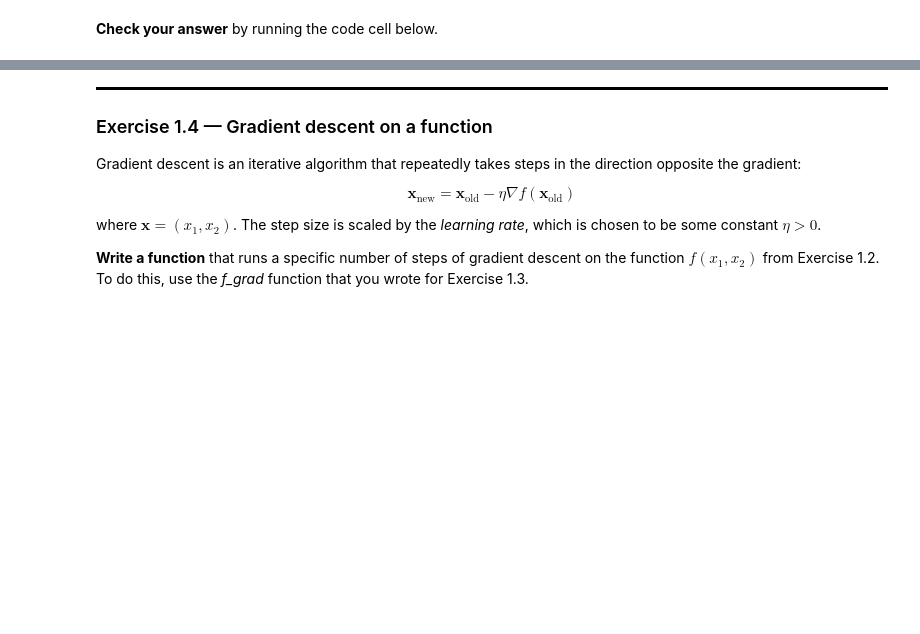
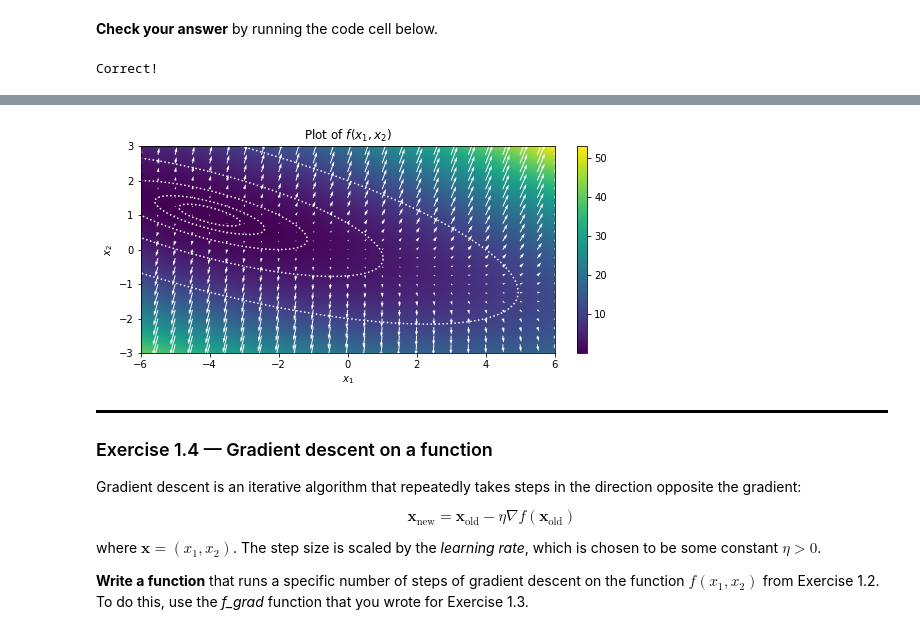
Before and after one commit to alimus22/SOEN, a Jupyter notebook: COMP432/lab2/lab2-exercises.ipynb, the cells around one changed output, grey strips where cells are left out. Drawn from its saved outputs; the diff is of its cells as text; code cells hidden in the pictures; blank space fills up the shorter version.

```diff
--- a/COMP432/lab2/lab2-exercises.ipynb
+++ b/COMP432/lab2/lab2-exercises.ipynb
@@ -167,6 +167,8 @@ def f_grad(x1, x2):
     In other words, if x1 and x2 have shape (...) then grad has shape (2,...).
     """
     # Your code here. Aim for 1-3 lines.
+#     (0.5 * x1 + x2 +1)**2 + (x2 - 1)**2
+    return np.stack([(2*(0.5 * x1 + x2 +1) * 0.5), (2*(0.5 * x1 + x2 +1) + 2*(x2 - 1))])
 # %% [markdown]
 **Check your answer** by running the code cell below.
 # %%
@@ -179,6 +181,8 @@ assert v.shape == (2, 3, 4), "Result was wrong shape"
 np.testing.assert_equal(v, [[[ 1.5,  2. ,  3. ,  4. ], [ 5. ,  6.5,  7. ,  8. ], [ 9. , 10. , 11.5, 12. ]],
                             [[ 1. ,  4. ,  8. , 12. ], [16. , 21. , 24. , 28. ], [32. , 36. , 41. , 44. ]]])
 print("Correct!")
+# %% [output]
+Correct!
 # %% [markdown]
 **Write plotting code** to overlay the gradient $\nabla f(x_1, x_2)$ over your figure from Exercise 1.2. Your plot should look like this:
 
@@ -191,10 +195,14 @@ Specifically:
 # %%
 def plot_exercise13():
     plot_exercise12()  # Start with your previous plot
 
     # Your code here. Aim for 2-4 lines.
+    a, b, z = eval_on_grid_vectorized(f_grad, (-6, 6, -3, 3), 25)
+    plt.quiver(a, b, z[0], z[1], color='w')
 
 plot_exercise13()
+# %% [output]
+[figure, added]
 # %% [markdown]
 <div style="border-bottom: 3px solid black;"></div>
 
```
Also changed, not shown: parts of 7 cells of this notebook.
